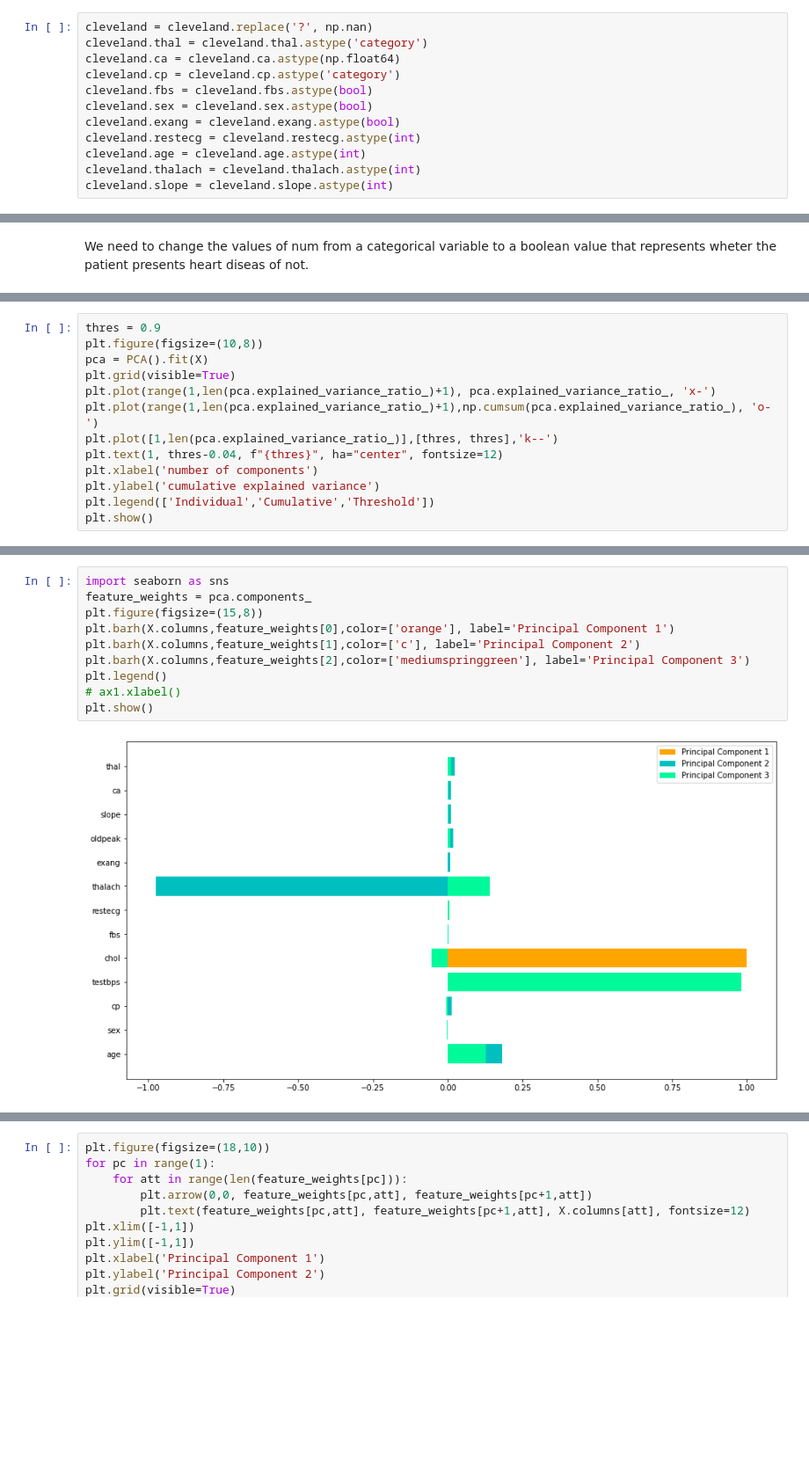
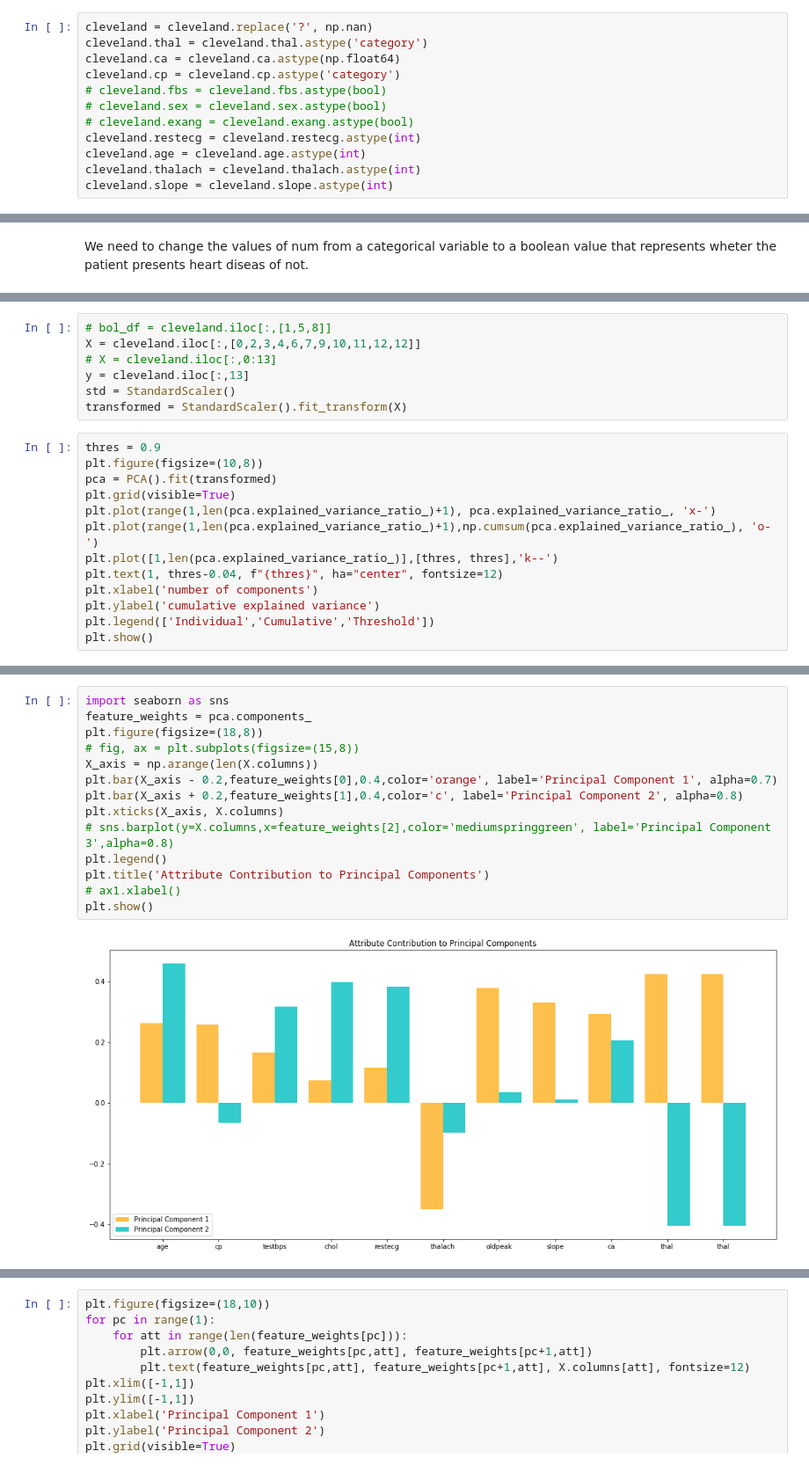
Before and after one commit to WizenPainter/DTU-02450, a Jupyter notebook: project/project.ipynb, the cells around one changed output, grey strips where cells are left out. Shown: that part at 88% size. Drawn from its saved outputs; the diff is of its cells as text; blank space fills up the shorter version.

Commit message:
Added standarization to variables and remade some plots

```diff
--- a/project/project.ipynb
+++ b/project/project.ipynb
@@ -30,9 +30,9 @@ cleveland = cleveland.replace('?', np.nan)
 cleveland.thal = cleveland.thal.astype('category')
 cleveland.ca = cleveland.ca.astype(np.float64)
 cleveland.cp = cleveland.cp.astype('category')
-cleveland.fbs = cleveland.fbs.astype(bool)
-cleveland.sex = cleveland.sex.astype(bool)
-cleveland.exang = cleveland.exang.astype(bool)
+# cleveland.fbs = cleveland.fbs.astype(bool)
+# cleveland.sex = cleveland.sex.astype(bool)
+# cleveland.exang = cleveland.exang.astype(bool)
 cleveland.restecg = cleveland.restecg.astype(int)
 cleveland.age = cleveland.age.astype(int)
 cleveland.thalach = cleveland.thalach.astype(int)
@@ -159,7 +172,14 @@ y = cleveland.iloc[:,13]
+# %%
+# bol_df = cleveland.iloc[:,[1,5,8]]
+X = cleveland.iloc[:,[0,2,3,4,6,7,9,10,11,12,12]]
+# X = cleveland.iloc[:,0:13]
+y = cleveland.iloc[:,13]
+std = StandardScaler()
+transformed = StandardScaler().fit_transform(X)
 # %%
 thres = 0.9
 plt.figure(figsize=(10,8))
-pca = PCA().fit(X)
+pca = PCA().fit(transformed)
 plt.grid(visible=True)
 plt.plot(range(1,len(pca.explained_variance_ratio_)+1), pca.explained_variance_ratio_, 'x-')
 plt.plot(range(1,len(pca.explained_variance_ratio_)+1),np.cumsum(pca.explained_variance_ratio_), 'o-')
@@ -185,12 +238,16 @@ plt.show()
 # %%
 import seaborn as sns
 feature_weights = pca.components_
-plt.figure(figsize=(15,8))
-plt.barh(X.columns,feature_weights[0],color=['orange'], label='Principal Component 1')
-plt.barh(X.columns,feature_weights[1],color=['c'], label='Principal Component 2')
-plt.barh(X.columns,feature_weights[2],color=['mediumspringgreen'], label='Principal Component 3')
+plt.figure(figsize=(18,8))
+# fig, ax = plt.subplots(figsize=(15,8))
+X_axis = np.arange(len(X.columns))
+plt.bar(X_axis - 0.2,feature_weights[0],0.4,color='orange', label='Principal Component 1', alpha=0.7)
+plt.bar(X_axis + 0.2,feature_weights[1],0.4,color='c', label='Principal Component 2', alpha=0.8)
+plt.xticks(X_axis, X.columns)
+# sns.barplot(y=X.columns,x=feature_weights[2],color='mediumspringgreen', label='Principal Component 3',alpha=0.8)
 plt.legend()
+plt.title('Attribute Contribution to Principal Components')
 # ax1.xlabel()
 plt.show()
 # %% [output]
-[figure, old version]
+[figure, new version]
```
Also changed, not shown: parts of 14 cells of this notebook.
